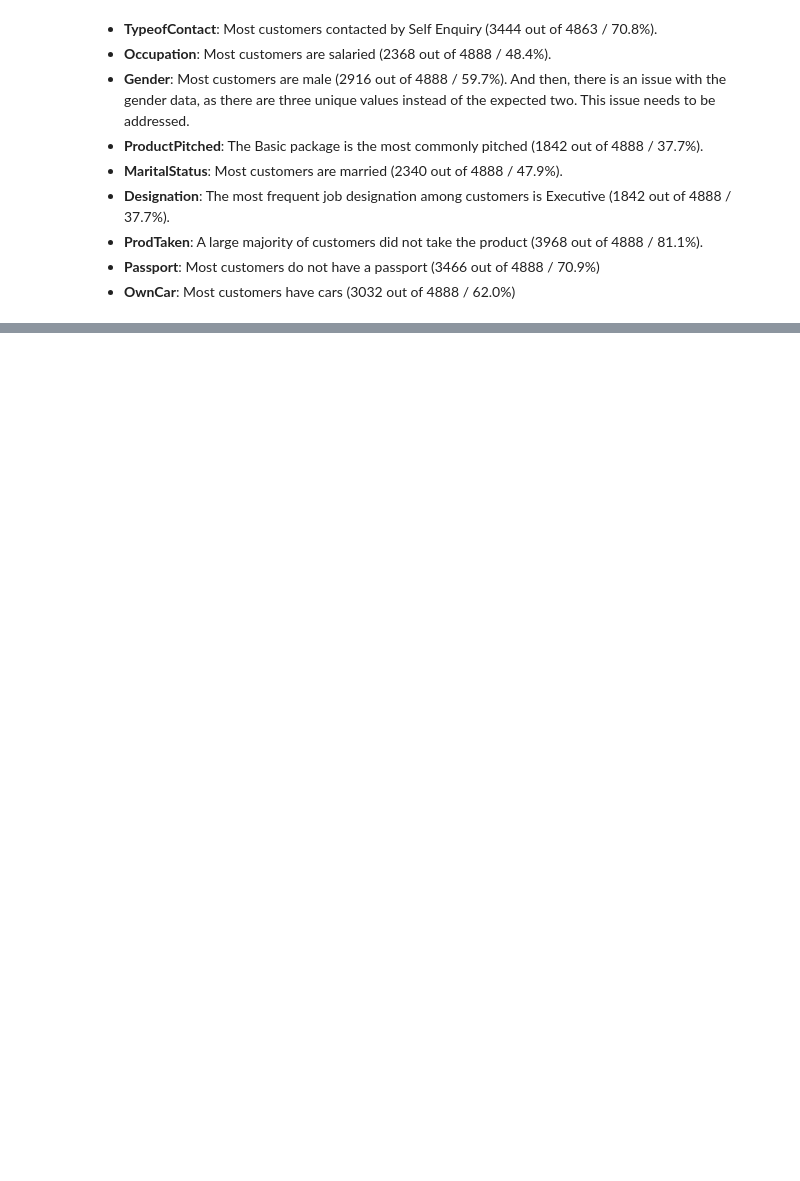
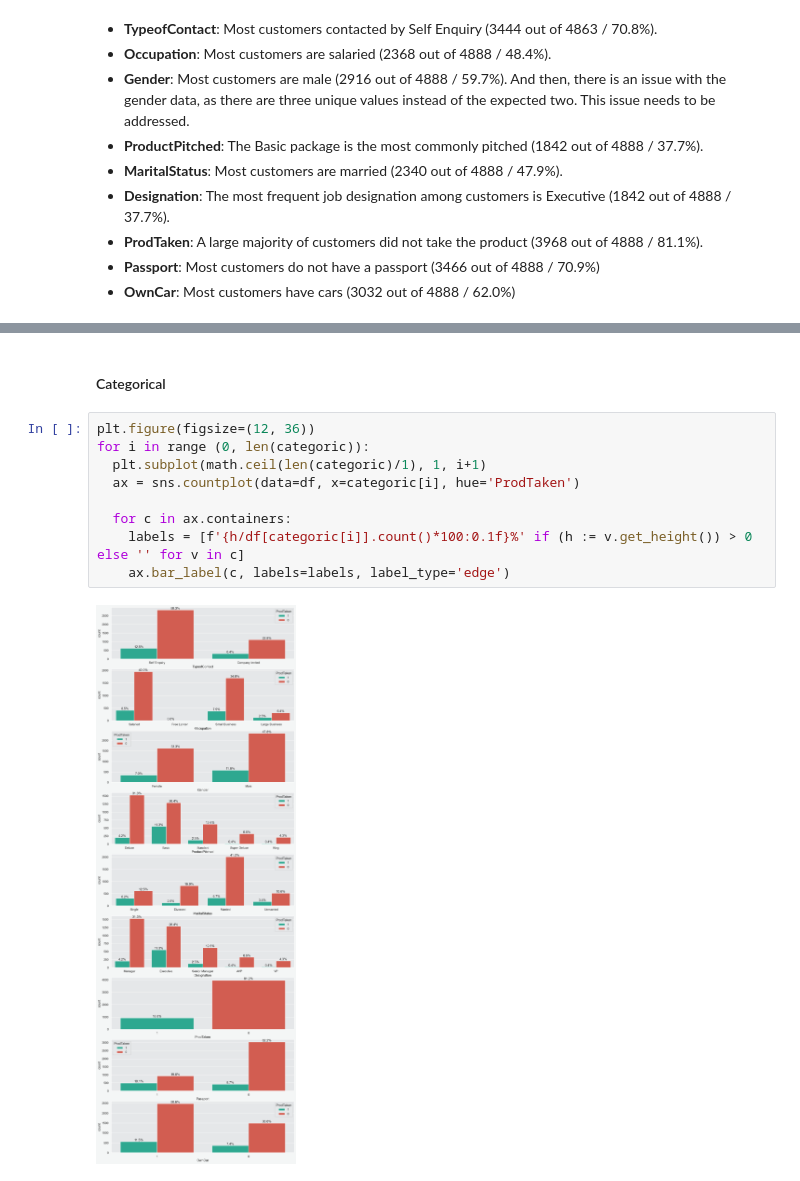
Before and after one commit to kevinusmayadhy/Holiday-Package-Prediction, a Jupyter notebook: Code.ipynb, the cells around one changed output, grey strips where cells are left out. Drawn from its saved outputs; the diff is of its cells as text; blank space fills up the shorter version.

```diff
--- a/Code.ipynb
+++ b/Code.ipynb
@@ -138,0 +228,13 @@ df[numeric].describe()
+# %% [markdown]
+#### Categorical
+# %%
+plt.figure(figsize=(12, 36))
+for i in range (0, len(categoric)):
+  plt.subplot(math.ceil(len(categoric)/1), 1, i+1)
+  ax = sns.countplot(data=df, x=categoric[i], hue='ProdTaken')
+
+  for c in ax.containers:
+    labels = [f'{h/df[categoric[i]].count()*100:0.1f}%' if (h := v.get_height()) > 0 else '' for v in c]
+    ax.bar_label(c, labels=labels, label_type='edge')
+# %% [output]
+[figure, added]
```
Also changed, not shown: parts of 44 cells of this notebook, 1 other file.
